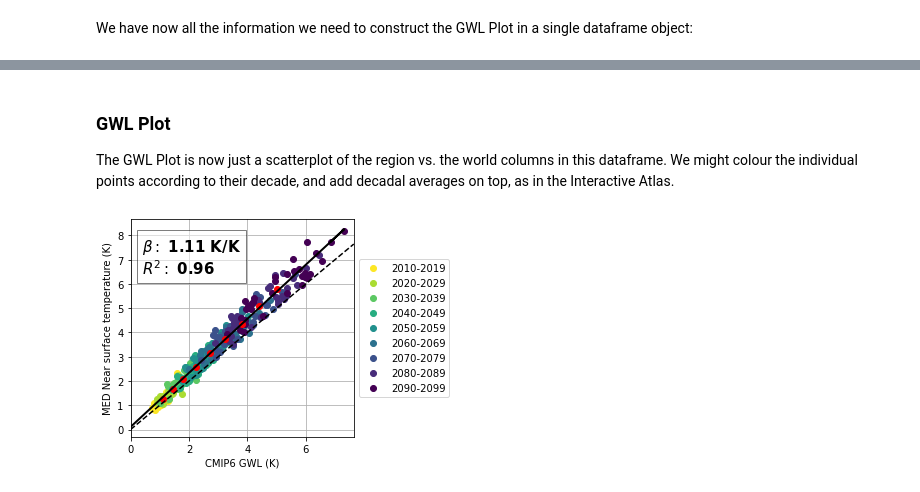
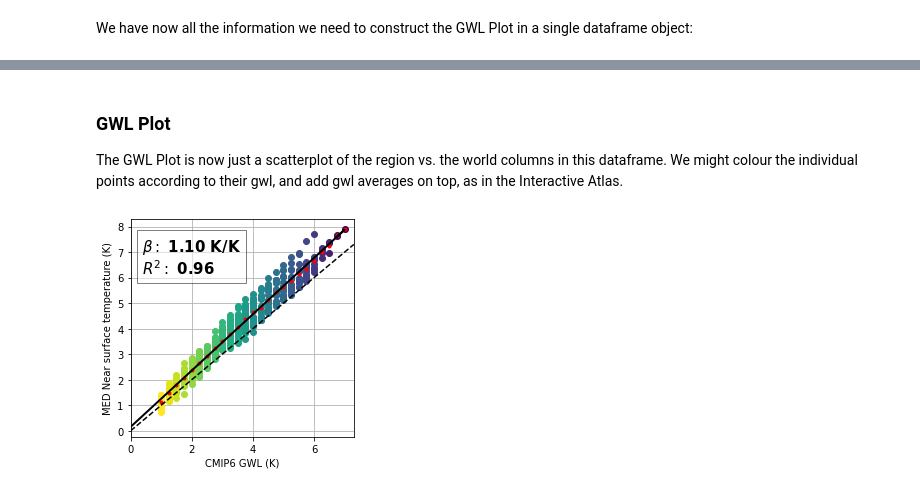
Before and after one commit to SantanderMetGroup/2022_Iturbide_FAIRprinciplesIPCC, a Jupyter notebook: GWL-plot_Python.ipynb, the cells around one changed output, grey strips where cells are left out. Saved outputs shown, nothing was run; the diff lists cells and outputs as text; code cells hidden in the pictures.

```diff
--- a/GWL-plot_Python.ipynb
+++ b/GWL-plot_Python.ipynb
@@ -36,7 +37,10 @@ project_gsat = 'CMIP6' # CMIP5 or CMIP6
 scenario = 'ssp585' # e.g. ssp585 or rcp45
 region = 'MED'
 season = 'Annual'
-period_hist = slice('1850','1900')
+period_global = slice('1850','1900')
+period_region = slice('1850','1900')
+gwls = np.arange(1,7.1,0.25)
+gwl_period = 10 # years running window
 # %% [markdown]
 The following, in principle, require no modification. It is just information for labels and season selection.
 # %%
@@ -121,40 +143,39 @@ We have now all the information we need to construct the GWL Plot in a single da
 # %% [markdown]
 ### GWL Plot
 
-The GWL Plot is now just a scatterplot of the region vs. the world columns in this dataframe. We might colour the individual points according to their decade, and add decadal averages on top, as in the Interactive Atlas.
+The GWL Plot is now just a scatterplot of the region vs. the world columns in this dataframe. We might colour the individual points according to their gwl, and add gwl averages on top, as in the Interactive Atlas.
 # %%
-decades = sorted(list(set(data.index.get_level_values(2))))
-colors = cm.get_cmap('viridis_r', len(decades))
+colors = cm.get_cmap('viridis_r', len(gwls))
 fig, ax = plt.subplots(figsize=(4,4))
 h = []
-for k,decade in enumerate(decades):
-  decdata = data.xs(decade, level=2)
-  h.append(ax.scatter(x=decdata['world'], y=decdata[region], color=colors(k)))
+for k,gwl in enumerate(gwls):
+  decdata = data[data['gwl'] == gwl]
+  h.append(ax.scatter(x=decdata['gwl'], y=decdata[region], color=colors(k)))
 # Set legend outside the plot
-ax.legend(h, decades, loc='center left', bbox_to_anchor=(1, 0.5), ncol=1)
-# Add decadal means
-decadal_means = data.groupby('decade').mean()
-ax.plot(decadal_means['world'], decadal_means[region], 'or')
+#ax.legend(h, gwls, loc='center left', bbox_to_anchor=(1, 0.5), ncol=1)
+# Add gwl means
+gwl_means = data.groupby('gwl').mean()
+ax.plot(gwl_means.index, gwl_means[region], 'or', markersize=3)
 # Add linear fit
 lm = linear_model.LinearRegression()
-X = data['world'].values.reshape(-1, 1)
+X = data['gwl'].values.reshape(-1, 1)
 y = data[region]
 model = lm.fit(X, y)
 ax.set_xlim(left=0)
 #ax.set_xlim(0,8)
 #ax.set_ylim(0,16)
 ax.text(0.05, 0.92, '$\\beta:$ %.2f %s/K\n$R^2:$ %4.2f' % (model.coef_, units[var], lm.score(X, y)), color='k',
         verticalalignment='top', horizontalalignment='left', transform=ax.transAxes,
         fontsize=15, fontweight = 'bold', bbox={'facecolor': 'w', 'alpha': 0.5, 'pad': 5})
 X[0] = 0
 ax.plot(X, model.predict(X), color = 'k', linewidth = 2)
 # Grid and labels
 ax.set_axisbelow(True)
 ax.grid()
 if var == 'tas':
   ax.axline((1, 1), slope=1, ls="--", c="k")
 plt.xlabel(f'{project_gsat} GWL (K)')
 plt.ylabel(f'{region} {longname[var]} ({units[var]})')
-plt.savefig(f'GWL-plot-{project}_{scenario}_{region}_{var}_{mask}.png', dpi=150, bbox_inches = 'tight', facecolor = 'w')
+plt.savefig(f'independent-GWL-plot-{project}_{scenario}_{region}_{var}_{mask}.png', dpi=150, bbox_inches = 'tight', facecolor = 'w')
 # %% [output]
-[figure, old version]
+[figure, new version]
```
Also changed, not shown: parts of 4 cells of this notebook.
